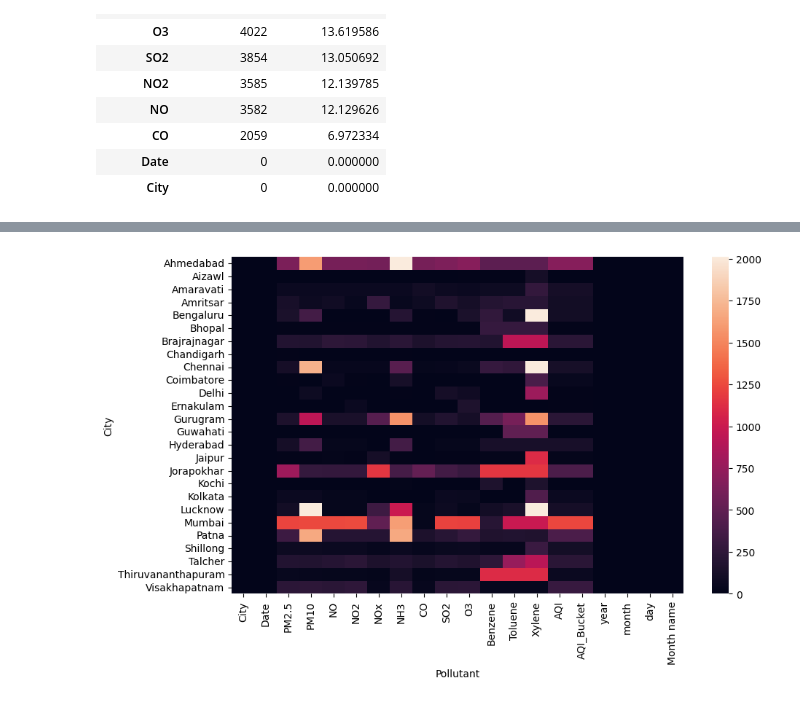
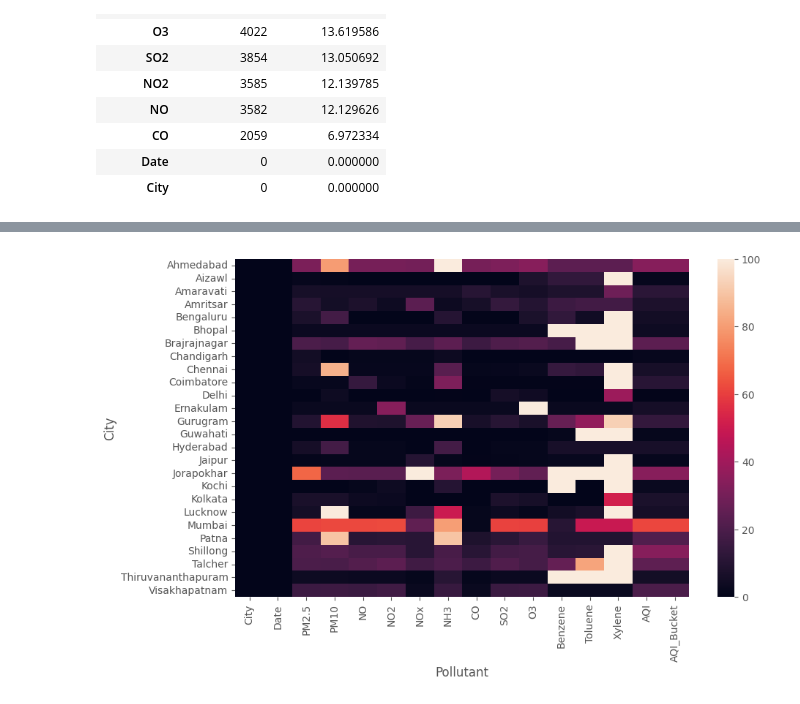
Before and after one commit to Medynal/Pollution, a Jupyter notebook: pollution_(2).ipynb, the cells around one changed output, grey strips where cells are left out. Drawn from its saved outputs; the diff is of its cells as text; code cells hidden in the pictures.

```diff
--- a/pollution_(2).ipynb
+++ b/pollution_(2).ipynb
@@ -57 +59,9 @@ pollution_df
 29531 rows × 16 columns
+# %%
+#Handling Duplicates
+duplicate= pollution_df.duplicated().sum()
+if duplicate > 0:
+  pollution_df.drop_duplicates(inplace= True)
+  print(f'{duplicate} duplicates have been removed')
+else:
+  print('No duplicates found')
@@ -114,0 +191,4 @@ missing_values_per_city
+# %%
+# calculate percentage missingness in each city
+missing_values_per_city_percent= pollution_df.groupby('City').apply(lambda x: round(x.isnull().sum() *100 /len(x),2))
+missing_values_per_city_percent
@@ -115,8 +215,9 @@ missing_values_per_city
 # %%
+#visualizing percentage of missingness per city
 plt.figure(figsize= (10,6))
-sns.heatmap(missing_values_per_city)
+sns.heatmap(missing_values_per_city_percent)
 plt.xlabel('Pollutant')
 plt.show()
 # %% [output]
-[figure, old version]
+[figure, new version]
 # %%
```
Also changed, not shown: parts of 37 cells of this notebook.
